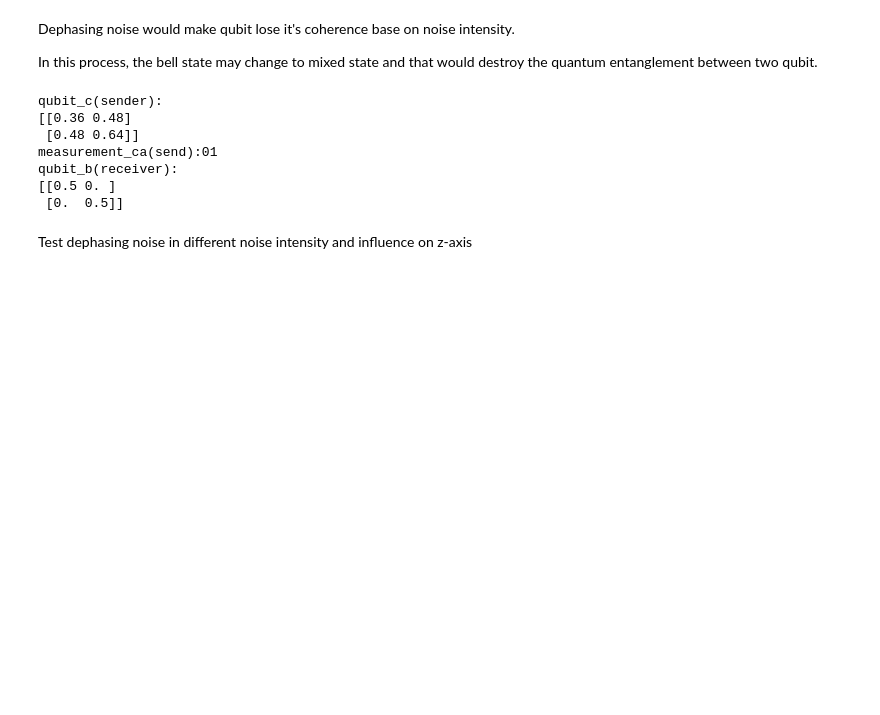
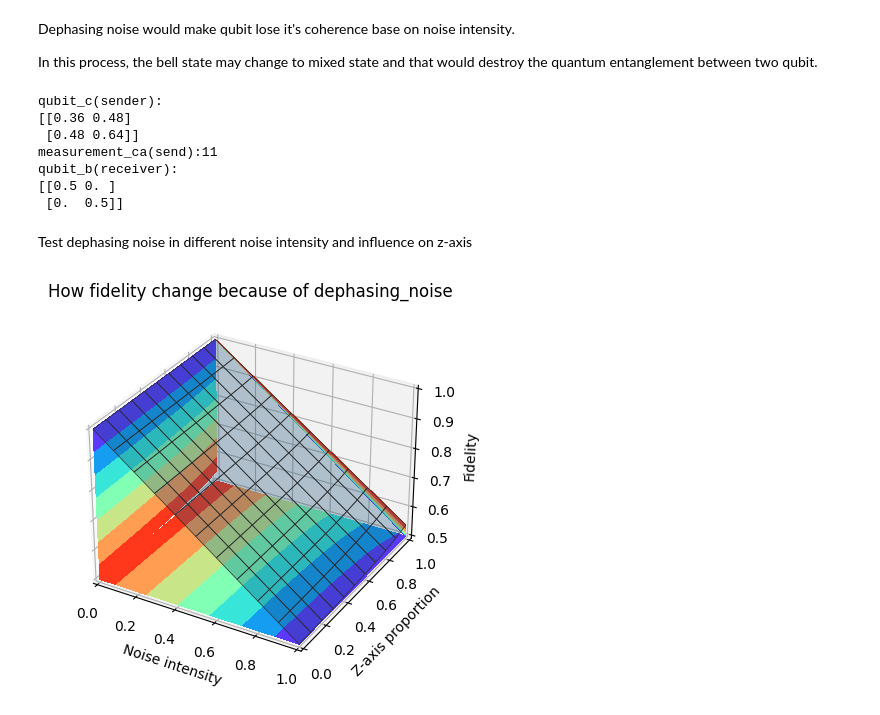
Before and after one commit to ChuhanZhou/Quantum_Teleportation_Simulation, a Jupyter notebook: demo.ipynb, the cells around one changed output. Drawn from its saved outputs; the diff is of its cells as text; code cells hidden in the pictures; blank space fills up the shorter version.

```diff
--- a/demo.ipynb
+++ b/demo.ipynb
@@ -166,7 +166,7 @@ Conclusion: using superposition state to send message would waste a lot of qubit
 Calculation base on density matrix (has more information compare with state vector, such as coherence)
 # %%
 state_ab = "00"
-qubit_c = np.array([[0.6],[0.8]])
+qubit_c = qubits.get_qubit(0.6,0.8)
 density_c = qubits.get_density_matrix(qubit_c)
 density_b,state_ca = bell_state.teleportation(density_c,state_ab)
 density_b = bell_state.unitary_operation(density_b, 0, state_ca, state_ab)
@@ -192,7 +192,7 @@ Dephasing noise would make qubit lose it's coherence base on noise intensity.
 In this process, the bell state may change to mixed state and that would destroy the quantum entanglement between two qubit.
 # %%
 state_ab = "00"
-qubit_c = np.array([[0.6],[0.8]])
+qubit_c = qubits.get_qubit(0.6,0.8)
 density_c = qubits.get_density_matrix(qubit_c)
 density_b, state_ca = bell_state.teleportation(density_c, state_ab,[1,0])
 density_b = bell_state.unitary_operation(density_b, 0, state_ca, state_ab)
@@ -202,9 +202,39 @@ print("qubit_c(sender):\n{}\nmeasurement_ca(send):{}\nqubit_b(receiver):\n{}".fo
 qubit_c(sender):
 [[0.36 0.48]
  [0.48 0.64]]
-measurement_ca(send):01
+measurement_ca(send):11
 qubit_b(receiver):
 [[0.5 0. ]
  [0.  0.5]]
 # %% [markdown]
 Test dephasing noise in different noise intensity and influence on z-axis
+# %%
+step = 0.1
+noise_intensity_list = np.arange(0, 1+step, step)
+z_keep_list = np.arange(0, 1+step, step)
+state_ab="00"
+qubit_c = qubits.get_qubit(0.6,0.8)
+density_c = qubits.get_density_matrix(qubit_c)
+
+fidelity_matrix = []
+for noise_intensity in noise_intensity_list:
+    fidelity_list = []
+    for z_keep in z_keep_list:
+        density_b, state_ca = bell_state.teleportation(density_c, state_ab, [noise_intensity, z_keep])
+        density_b = bell_state.unitary_operation(density_b, 0, state_ca, state_ab)
+        state_b = qubits.measurement(density_b, [0])[0]
+        fidelity = qubits.get_fidelity(density_c,density_b)
+        fidelity_list.append(fidelity)
+    fidelity_matrix.append(fidelity_list)
+fidelity_matrix = np.array(fidelity_matrix)
+# %%
+X, Y = np.meshgrid(noise_intensity_list,z_keep_list)
+ax = plt.figure().add_subplot(projection='3d')
+ax.plot_surface(X, Y, fidelity_matrix.T, edgecolor='#2a2a2a', lw=0.5, rstride=1, cstride=1, alpha=0.3)
+ax.contourf(X, Y, fidelity_matrix.T, zdir='z', offset=0.5, cmap='rainbow')
+ax.contourf(X, Y, fidelity_matrix.T, zdir='x', offset=0, cmap='rainbow')
+ax.contourf(X, Y, fidelity_matrix.T, zdir='y', offset=1, cmap='rainbow')
+ax.set(xlim=(0, 1), ylim=(0, 1), zlim=(0.5, 1),xlabel='Noise intensity', ylabel='Z-axis proportion', zlabel='Fidelity',title="How fidelity change because of dephasing_noise")
+plt.show()
+# %% [output]
+[figure, added]
```
Also changed, not shown: parts of 10 cells of this notebook, 9 other files.
